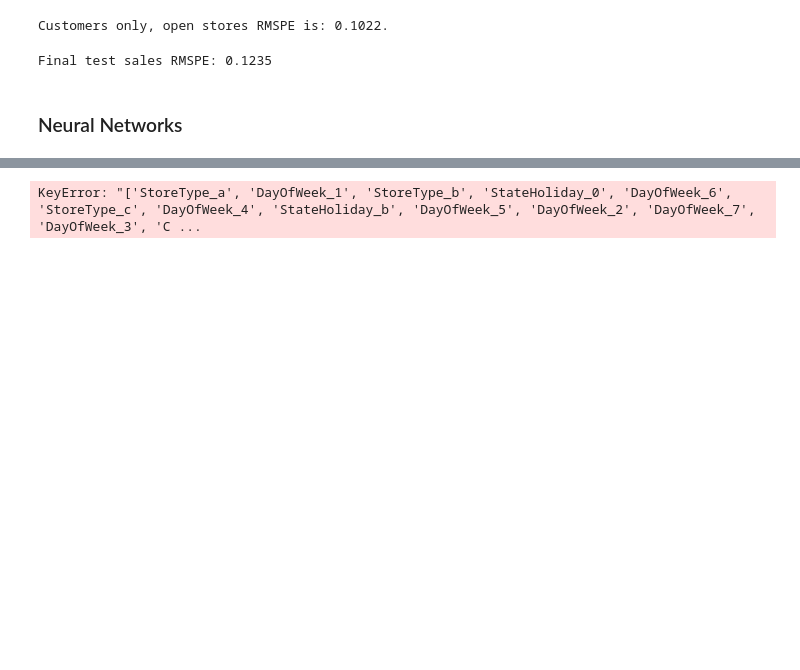
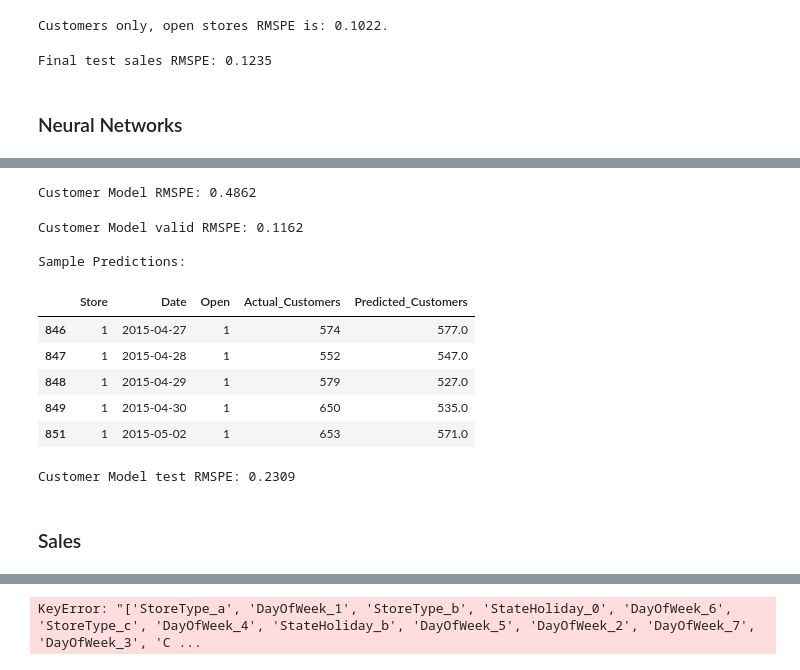
Before and after one commit to filipsajtlava/M9DM2-project, a Jupyter notebook: data_modelling.ipynb, the cells around one changed output, grey strips where cells are left out. Saved outputs shown, nothing was run; the diff lists cells and outputs as text; code cells hidden in the pictures; blank space fills up the shorter version.

```diff
--- a/data_modelling.ipynb
+++ b/data_modelling.ipynb
@@ -782,12 +837,12 @@ def build_embedding_model(num_numerical_features, learning_rate=0.001):
     num_input = Input(shape=(num_numerical_features,), name="input_numerical")
     merged = Concatenate()([store_embed, num_input])
 
-    x = Dense(256, activation='relu')(merged)
-    x = Dropout(0.5)(x) # Need higher dropout for giant layers
-    x = Dense(256, activation='relu')(x)
-    x = Dropout(0.5)(x) # Need higher dropout for giant layers
-    x = Dense(256, activation='relu')(x)
-    x = Dropout(0.5)(x) # Need higher dropout for giant layers
+    x = Dense(2000, activation='relu')(merged)
+    x = Dropout(0.3)(x)
+    x = Dense(1000, activation='relu')(x)
+    x = Dropout(0.3)(x)
+    x = Dense(500, activation='relu')(x)
+    x = Dropout(0.3)(x)
 
     output = Dense(1)(x)
 
@@ -966,0 +895,55 @@ Epoch 15/15
+# %%
+is_open = train_set_nn['Open'].values
+mask = is_open == 1
+
+y_pred_cust = np.expm1((model_cust.predict(X_train_cust, verbose=0).flatten() * cust_scale) + cust_mean)
+y_true_cust = train_set_nn['Customers'].values
+score_cust = rmspe(y_true_cust[mask], y_pred_cust[mask])
+
+print(f"Customer Model RMSPE: {score_cust:.4f}")
+# %% [output]
+Customer Model RMSPE: 0.4862
+# %%
+is_open = validation_set_nn['Open'].values
+mask = is_open == 1
+
+y_pred_cust = np.expm1((model_cust.predict(X_val_cust, verbose=0).flatten() * cust_scale) + cust_mean)
+y_true_cust = validation_set_nn['Customers'].values
+score_cust = rmspe(y_true_cust[mask], y_pred_cust[mask])
+
+print(f"Customer Model valid RMSPE: {score_cust:.4f}")
+
+results_df = pd.DataFrame({
+    'Store': validation_set_nn['Store'],
+    'Date': validation_set_nn['Date'],
+    'Open': validation_set_nn['Open'],
+    'Actual_Customers': y_true_cust,
+    'Predicted_Customers': np.round(y_pred_cust)
+})
+
+print("\nSample Predictions:")
+display(results_df[results_df['Open'] == 1].head(5))
+
+
+
+is_open = test_set_nn['Open'].values
+mask = is_open == 1
+
+y_pred_cust = np.expm1((model_cust.predict(X_test_cust, verbose=0).flatten() * cust_scale) + cust_mean)
+y_true_cust = test_set_nn['Customers'].values
+score_cust = rmspe(y_true_cust[mask], y_pred_cust[mask])
+
+print(f"Customer Model test RMSPE: {score_cust:.4f}")
+# %% [output]
+Customer Model valid RMSPE: 0.1162
+
+Sample Predictions:
+|  | Store | Date | Open | Actual_Customers | Predicted_Customers |
+| 846 | 1 | 2015-04-27 | 1 | 574 | 577.0 |
+| 847 | 1 | 2015-04-28 | 1 | 552 | 547.0 |
+| 848 | 1 | 2015-04-29 | 1 | 579 | 527.0 |
+| 849 | 1 | 2015-04-30 | 1 | 650 | 535.0 |
+| 851 | 1 | 2015-05-02 | 1 | 653 | 571.0 |
+Customer Model test RMSPE: 0.2309
+# %% [markdown]
+### Sales
```
Also changed, not shown: parts of 14 cells of this notebook, 7 other files.
